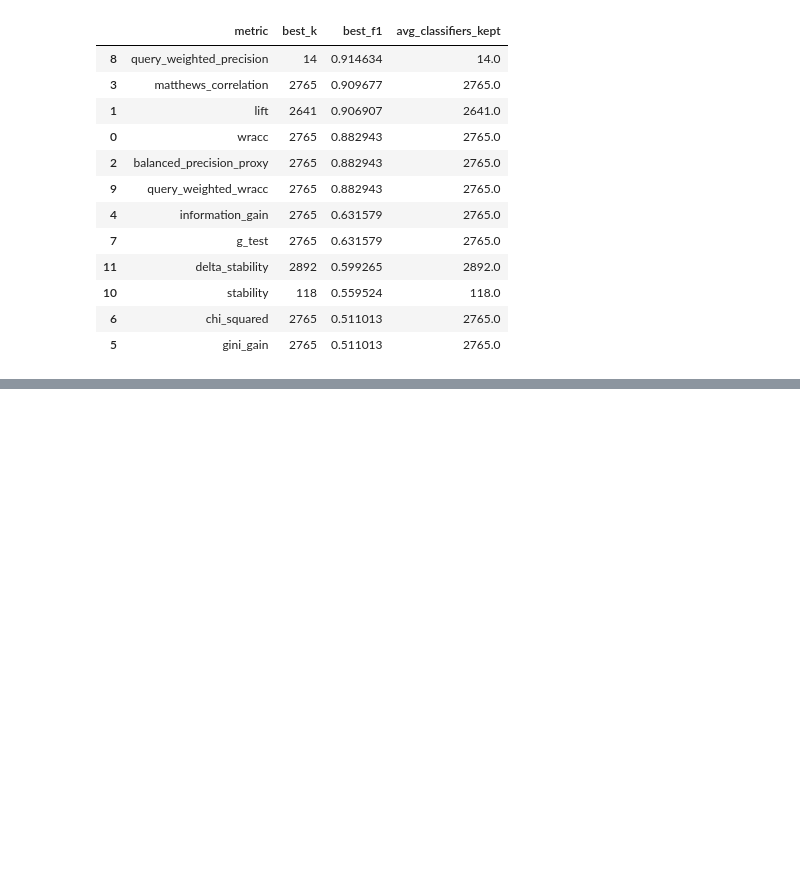
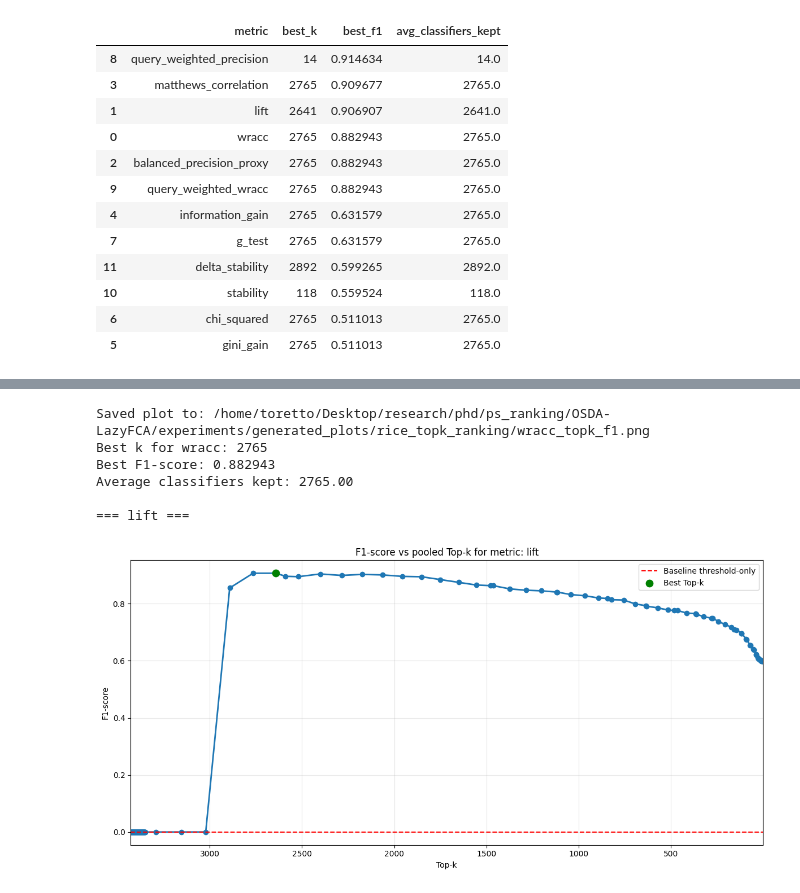
Before and after one commit to TTPO100AJIEX/OSDA-LazyFCA, a Jupyter notebook: experiments/rice_topk_ranking_raw.ipynb, the cells around one changed output, grey strips where cells are left out. Saved outputs shown, nothing was run; the diff lists cells and outputs as text; code cells hidden in the pictures; blank space fills up the shorter version.

Commit message:
top-k on rice with no init filteration

```diff
--- a/experiments/rice_topk_ranking_raw.ipynb
+++ b/experiments/rice_topk_ranking_raw.ipynb
@@ -31,7 +31,7 @@ import matplotlib.pyplot as plt
 import sklearn.model_selection
 import tqdm.auto as tqdm
 
-PLOTS_DIR = ROOT / "experiments" / "generated_plots" / "rice_topk_ranking_raw"
+PLOTS_DIR = ROOT / "experiments" / "generated_plots" / "rice_topk_ranking"
 PLOTS_DIR.mkdir(parents=True, exist_ok=True)
 
 from lazyfca.lazyfca import LazyFCA
@@ -81,5 +79,5 @@ We use `LazyFCA()` with default params so that ranking is applied to the full ra
 # %%
-baseline_classifier = LazyFCA(pos_weight=1.0)
+baseline_classifier = LazyFCA()
 baseline_classifier.fit(X_train, y_train)
 # %% [output]
 <lazyfca.lazyfca.LazyFCA at 0x...>
@@ -439,3 +437,72 @@ summary_df
 | 10 | stability | 118 | 0.559524 | 118.0 |
 | 6 | chi_squared | 2765 | 0.511013 | 2765.0 |
 | 5 | gini_gain | 2765 | 0.511013 | 2765.0 |
+# %%
+metrics_to_plot = [
+    "wracc",
+    "lift",
+    "balanced_precision_proxy",
+    "youdens_j",
+    "matthews_correlation",
+    "information_gain",
+    "gini_gain",
+    "log_odds_ratio",
+    "chi_squared",
+    "g_test",
+    "query_weighted_precision",
+    "query_weighted_wracc",
+    "stability",
+    "delta_stability",
+]
+
+all_results = {}
+summary_rows = []
+
+for metric_name in metrics_to_plot:
+    print(f"\n=== {metric_name} ===")
+    results = plot_metric_topk(metric_name, k_values)
+    all_results[metric_name] = results.copy()
+
+    best_idx = results["F1-score"].idxmax()
+    best_row = results.loc[best_idx]
+
+    summary_rows.append({
+        "metric": metric_name,
+        "best_k": int(best_row["k"]),
+        "best_f1": float(best_row["F1-score"]),
+        "avg_classifiers_kept": float(best_row["Average classifiers kept"]),
+    })
+
+summary_df = pd.DataFrame(summary_rows).sort_values(by="best_f1", ascending=False)
+summary_df.to_csv(PLOTS_DIR / "topk_summary.csv", index=False)
+
+# Combined plot with all metrics together
+plt.figure(figsize=(14, 8))
+for metric_name, results in all_results.items():
+    plt.plot(results["k"], results["F1-score"], marker="o", linewidth=1.8, markersize=4, label=metric_name)
+
+plt.axhline(
+    baseline_metrics["F1-score"],
+    color="black",
+    linestyle="--",
+    linewidth=2,
+    label="baseline threshold-only"
+)
+
+plt.xlabel("Top-k")
+plt.ylabel("F1-score")
+plt.title("F1-score vs pooled Top-k for all metrics")
+plt.xlim(max(k_values), min(k_values))
+plt.grid(True, alpha=0.3)
+plt.legend(bbox_to_anchor=(1.02, 1), loc="upper left")
+plt.tight_layout()
+
+combined_plot_path = PLOTS_DIR / "all_metrics_topk_f1.png"
+plt.savefig(combined_plot_path, dpi=220, bbox_inches="tight")
+plt.show()
+
+print(f"\nSaved combined plot to: {combined_plot_path}")
+print(f"Saved summary CSV to: {PLOTS_DIR / 'topk_summary.csv'}")
+
+summary_df
+# %% [output]
@@ -441,0 +511,7 @@ summary_df
+Saved plot to: /home/toretto/Desktop/research/phd/ps_ranking/OSDA-LazyFCA/experiments/generated_plots/rice_topk_ranking/wracc_topk_f1.png
+Best k for wracc: 2765
+Best F1-score: 0.882943
+Average classifiers kept: 2765.00
+
+=== lift ===
+[figure, added]
```
Also changed, not shown: parts of 10 cells of this notebook, 15 other files.
